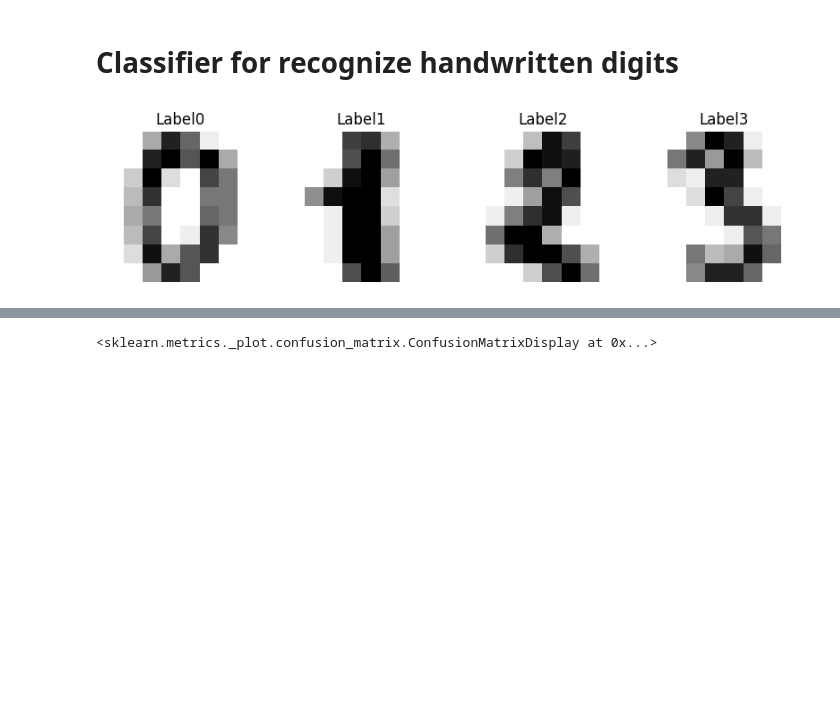
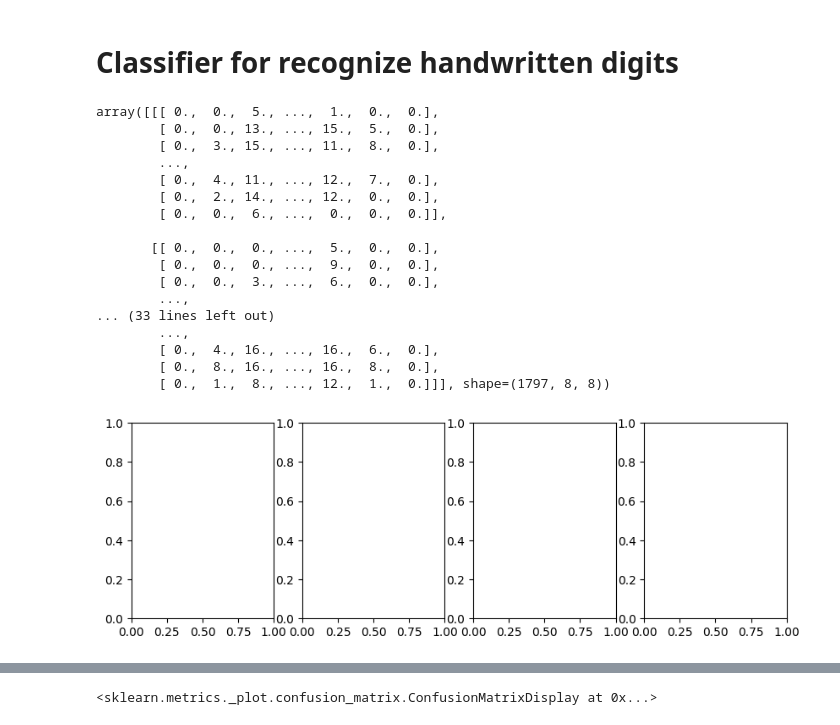
Before and after one commit to HanFredriksson/AI-plugg-filer-Hannes-Fredriksson, a Jupyter notebook: Maskininlärning/Code-along/Classifier_model_handwritting.ipynb, the cells around one changed output, grey strips where cells are left out. Cells and saved outputs as stored; diff of their text form; code cells hidden in the pictures; blank space fills up the shorter version.

```diff
--- a/Maskininlärning/Code-along/Classifier_model_handwritting.ipynb
+++ b/Maskininlärning/Code-along/Classifier_model_handwritting.ipynb
@@ -3,24 +3,43 @@
 # %%
 from sklearn.datasets import load_digits
 from sklearn.model_selection import train_test_split
 from sklearn.neighbors import KNeighborsClassifier
 from sklearn.linear_model import LogisticRegression
 from sklearn.metrics import classification_report
 from sklearn.metrics import confusion_matrix, ConfusionMatrixDisplay
 from sklearn.metrics import accuracy_score
 import numpy as np
 import matplotlib.pyplot as plt
 
 digtis = load_digits()
 
 fig, axes = plt.subplots(1, 4, figsize = (10, 3))
 
-for ax, image, label in zip(axes, digtis.images, digtis.target):
-    ax.set_axis_off()
-    ax.imshow(image, cmap=plt.cm.gray_r, interpolation="nearest")
-    ax.set_title(f"Label{label}")
+# for ax, image, label in zip(axes, digtis.images, digtis.target):
+#     ax.set_axis_off()
+#     ax.imshow(image, cmap=plt.cm.gray_r, interpolation="nearest")
+#     ax.set_title(f"Label{label}")
+
+digtis.images
 # %% [output]
+array([[[ 0.,  0.,  5., ...,  1.,  0.,  0.],
+        [ 0.,  0., 13., ..., 15.,  5.,  0.],
+        [ 0.,  3., 15., ..., 11.,  8.,  0.],
+        ...,
+        [ 0.,  4., 11., ..., 12.,  7.,  0.],
+        [ 0.,  2., 14., ..., 12.,  0.,  0.],
+        [ 0.,  0.,  6., ...,  0.,  0.,  0.]],
+
+       [[ 0.,  0.,  0., ...,  5.,  0.,  0.],
+        [ 0.,  0.,  0., ...,  9.,  0.,  0.],
+        [ 0.,  0.,  3., ...,  6.,  0.,  0.],
+        ...,
+... (33 lines left out)
+        ...,
+        [ 0.,  4., 16., ..., 16.,  6.,  0.],
+        [ 0.,  8., 16., ..., 16.,  8.,  0.],
+        [ 0.,  1.,  8., ..., 12.,  1.,  0.]]], shape=(1797, 8, 8))
-[figure, old version]
+[figure, new version]
 # %%
 """
 Vad den gör är att jämnföra varje pixel. Från en vector däe vi plattat till bilden
```
Also changed, not shown: parts of 1 cell of this notebook, 18 other files.
